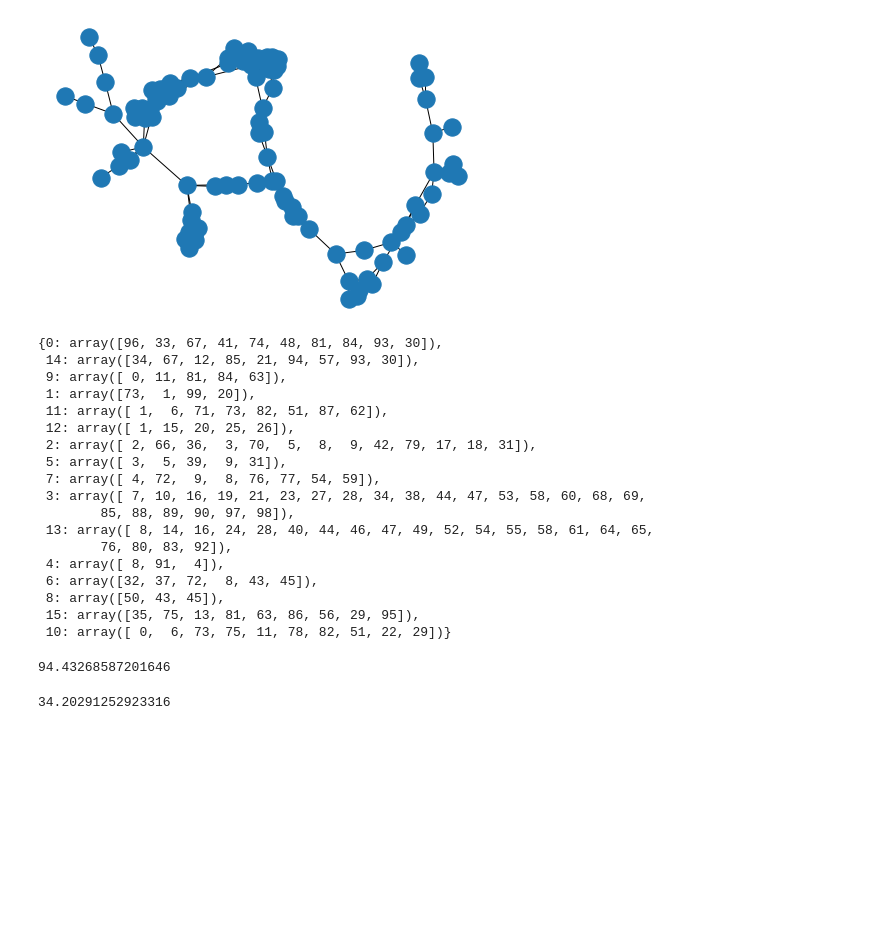
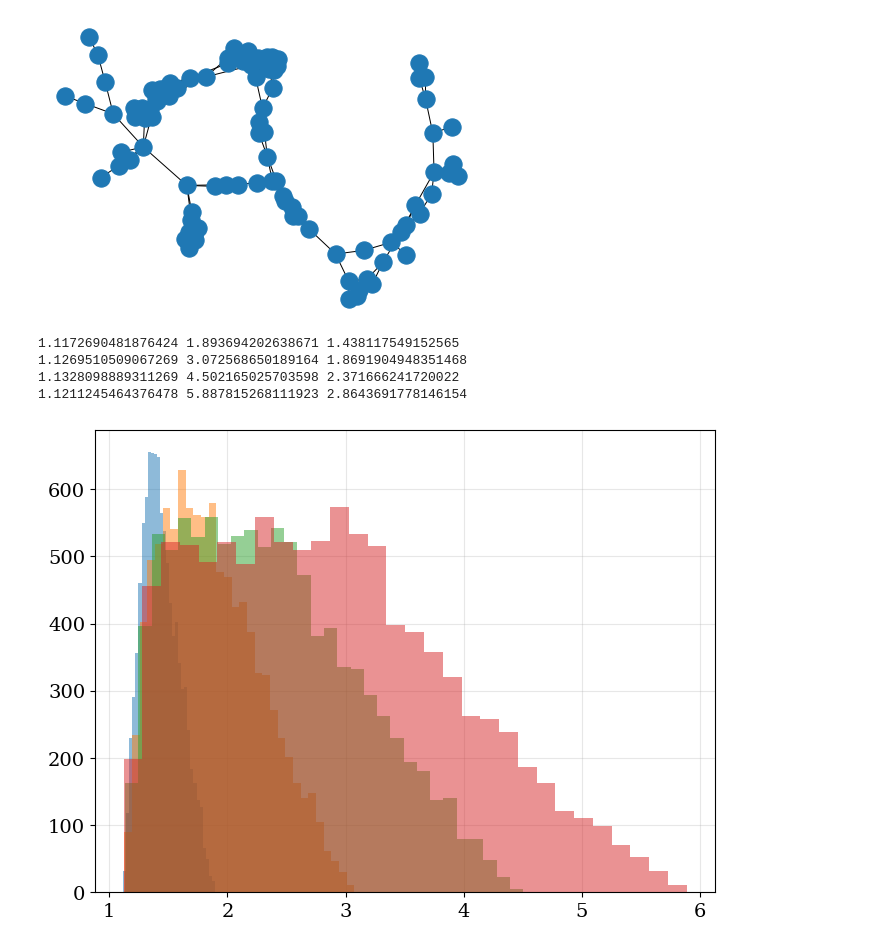
Before and after one commit to charlesaugdupont/poverty-trap, a Jupyter notebook: notebooks/paper_sda_graphs.ipynb, the cells around one changed output. Saved outputs shown, nothing was run; the diff lists cells and outputs as text; code cells hidden in the pictures; blank space fills up the shorter version.

Commit message:
change num gamble samples, update utils and simulation script

```diff
--- a/notebooks/paper_sda_graphs.ipynb
+++ b/notebooks/paper_sda_graphs.ipynb
@@ -76,32 +76,25 @@ len(augmented_communities)
 # %% [output]
 16
 [figure]
-# %%
-augmented_communities
-# %% [output]
-{0: array([96, 33, 67, 41, 74, 48, 81, 84, 93, 30]),
- 14: array([34, 67, 12, 85, 21, 94, 57, 93, 30]),
- 9: array([ 0, 11, 81, 84, 63]),
- 1: array([73,  1, 99, 20]),
- 11: array([ 1,  6, 71, 73, 82, 51, 87, 62]),
- 12: array([ 1, 15, 20, 25, 26]),
- 2: array([ 2, 66, 36,  3, 70,  5,  8,  9, 42, 79, 17, 18, 31]),
- 5: array([ 3,  5, 39,  9, 31]),
- 7: array([ 4, 72,  9,  8, 76, 77, 54, 59]),
- 3: array([ 7, 10, 16, 19, 21, 23, 27, 28, 34, 38, 44, 47, 53, 58, 60, 68, 69,
-        85, 88, 89, 90, 97, 98]),
- 13: array([ 8, 14, 16, 24, 28, 40, 44, 46, 47, 49, 52, 54, 55, 58, 61, 64, 65,
-        76, 80, 83, 92]),
- 4: array([ 8, 91,  4]),
- 6: array([32, 37, 72,  8, 43, 45]),
- 8: array([50, 43, 45]),
- 15: array([35, 75, 13, 81, 63, 86, 56, 29, 95]),
- 10: array([ 0,  6, 73, 75, 11, 78, 82, 51, 22, 29])}
-# %%
-np.sum(w[augmented_communities[0]])
-# %% [output]
-94.43268587201646
-# %%
-np.sum(w[augmented_communities[4]])
-# %% [output]
-34.20291252923316
+# %%
+for r in [2.3, 4, 6, 8]:
+
+
+    gambles = generate_gambles(10000, r, 0.30)
+
+    gamble_prior_samples = np.zeros((5000, len(gambles)))
+    for i,g in enumerate(gambles):
+        gamble_prior_samples[:,i] = np.random.choice(g["outcomes"], 5000, p=g["probs"])
+    gambles_prior_mu  = np.mean(gamble_prior_samples, axis=0)
+
+    plt.hist(gambles_prior_mu, bins=30, alpha=0.5)
+    assert min(gambles_prior_mu) >= 1.1
+    print(min(gambles_prior_mu), max(gambles_prior_mu), np.mean(gambles_prior_mu))
+
+plt.show()
+# %% [output]
+1.1172690481876424 1.893694202638671 1.438117549152565
+1.1269510509067269 3.072568650189164 1.8691904948351468
+1.1328098889311269 4.502165025703598 2.371666241720022
+1.1211245464376478 5.887815268111923 2.8643691778146154
+[figure, added]
```
Also changed, not shown: 3 other files.
